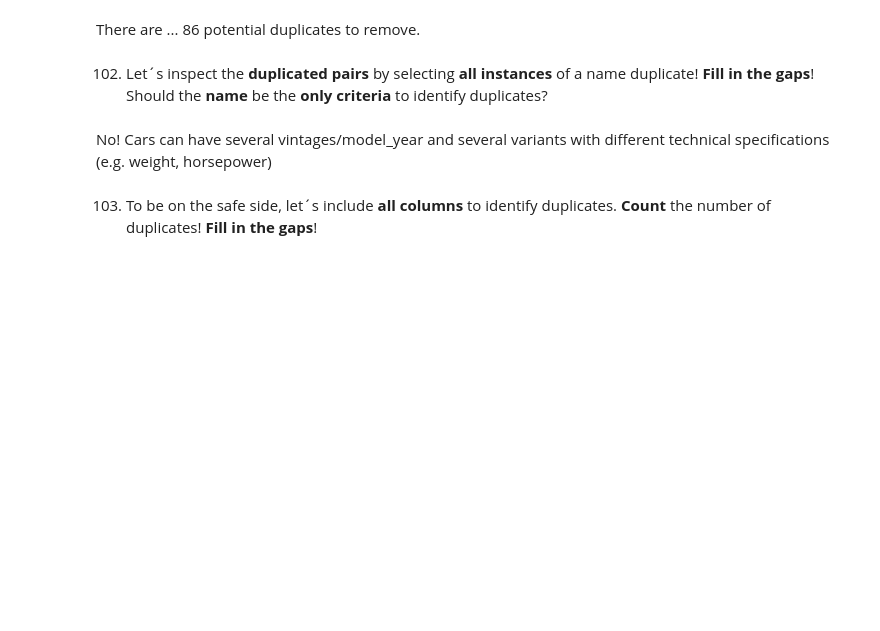
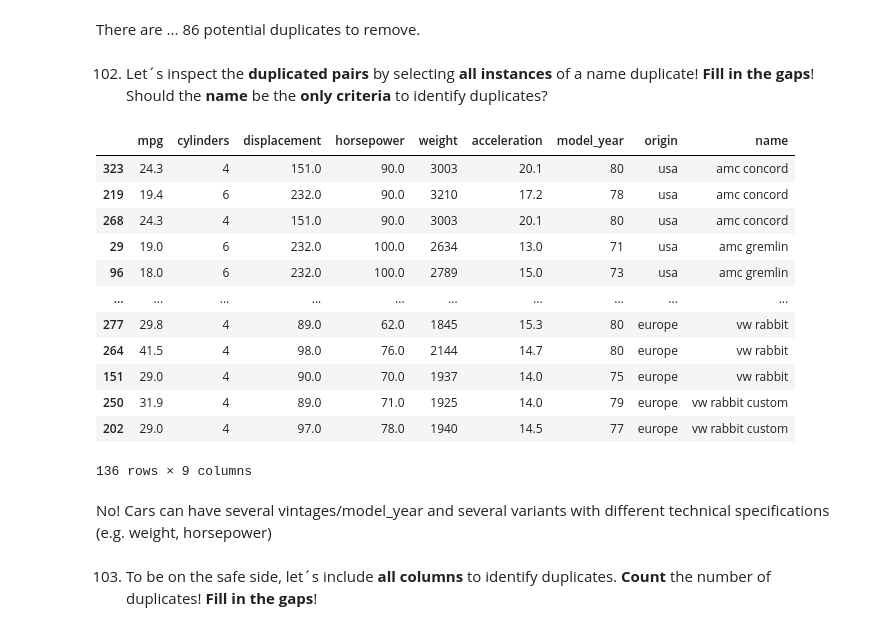
Before and after one commit to hamednasr/Coding_Exercises, a Jupyter notebook: Coding_Exercises/Exercise_11.ipynb, the cells around one changed output. Drawn from its saved outputs; the diff is of its cells as text; code cells hidden in the pictures; blank space fills up the shorter version.

```diff
--- a/Coding_Exercises/Exercise_11.ipynb
+++ b/Coding_Exercises/Exercise_11.ipynb
@@ -424,7 +434,21 @@ There are ... 86 potential duplicates to remove.
 102. Let´s inspect the __duplicated pairs__ by selecting __all instances__ of a name duplicate! __Fill in the gaps__! <br>
 Should the __name__ be the __only criteria__ to identify duplicates?
 # %%
-cars.loc[cars.duplicated(--- = [---], --- = False)].sort_values("name")
+cars.loc[cars.duplicated(subset=['name'], keep = False)].sort_values("name")
+# %% [output]
+|  | mpg | cylinders | displacement | horsepower | weight | acceleration | model_year | origin | name |
+| 323 | 24.3 | 4 | 151.0 | 90.0 | 3003 | 20.1 | 80 | usa | amc concord |
+| 219 | 19.4 | 6 | 232.0 | 90.0 | 3210 | 17.2 | 78 | usa | amc concord |
+| 268 | 24.3 | 4 | 151.0 | 90.0 | 3003 | 20.1 | 80 | usa | amc concord |
+| 29 | 19.0 | 6 | 232.0 | 100.0 | 2634 | 13.0 | 71 | usa | amc gremlin |
+| 96 | 18.0 | 6 | 232.0 | 100.0 | 2789 | 15.0 | 73 | usa | amc gremlin |
+| ... | ... | ... | ... | ... | ... | ... | ... | ... | ... |
+| 277 | 29.8 | 4 | 89.0 | 62.0 | 1845 | 15.3 | 80 | europe | vw rabbit |
+| 264 | 41.5 | 4 | 98.0 | 76.0 | 2144 | 14.7 | 80 | europe | vw rabbit |
+| 151 | 29.0 | 4 | 90.0 | 70.0 | 1937 | 14.0 | 75 | europe | vw rabbit |
+| 250 | 31.9 | 4 | 89.0 | 71.0 | 1925 | 14.0 | 79 | europe | vw rabbit custom |
+| 202 | 29.0 | 4 | 97.0 | 78.0 | 1940 | 14.5 | 77 | europe | vw rabbit custom |
+136 rows × 9 columns
 # %% [markdown]
 No! Cars can have several vintages/model_year and several variants with different technical specifications (e.g. weight, horsepower)
 # %% [markdown]
```
Also changed, not shown: parts of 13 cells of this notebook.
